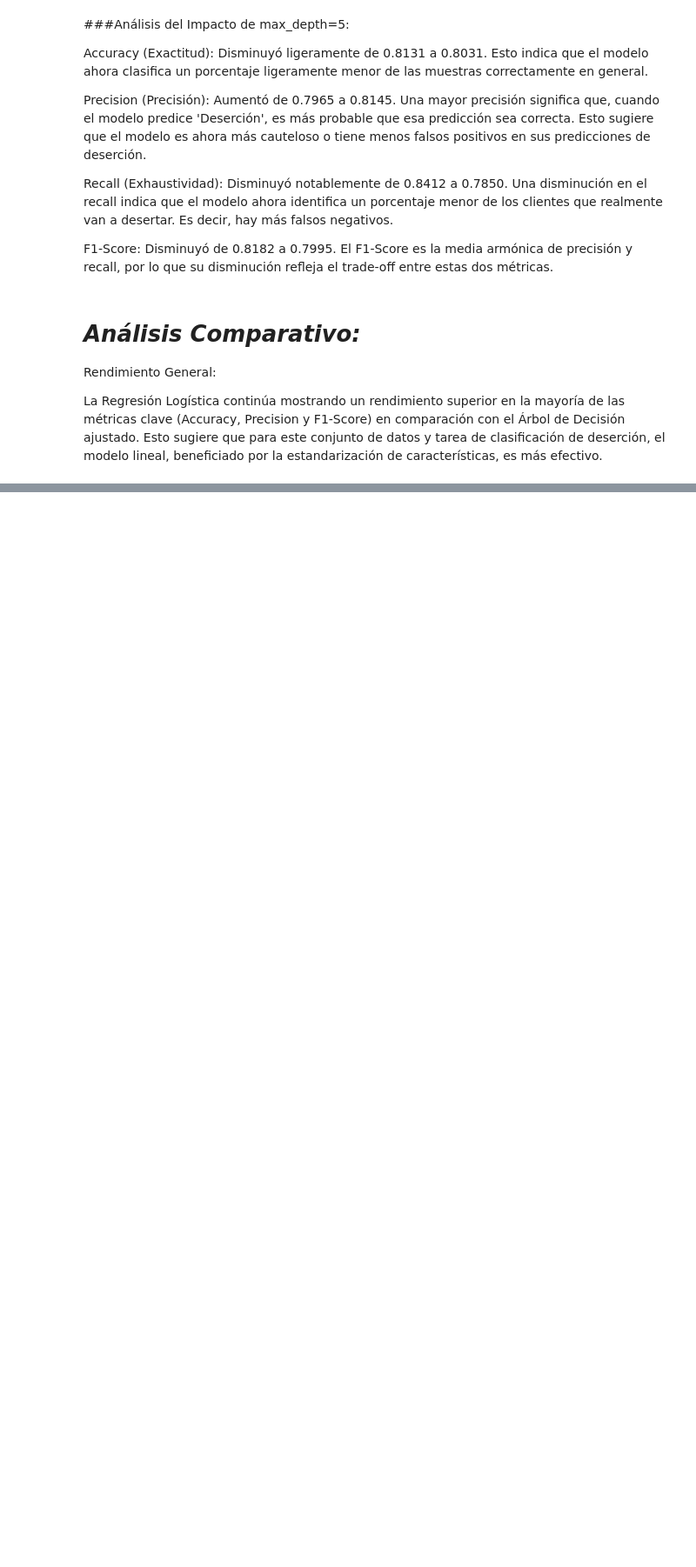
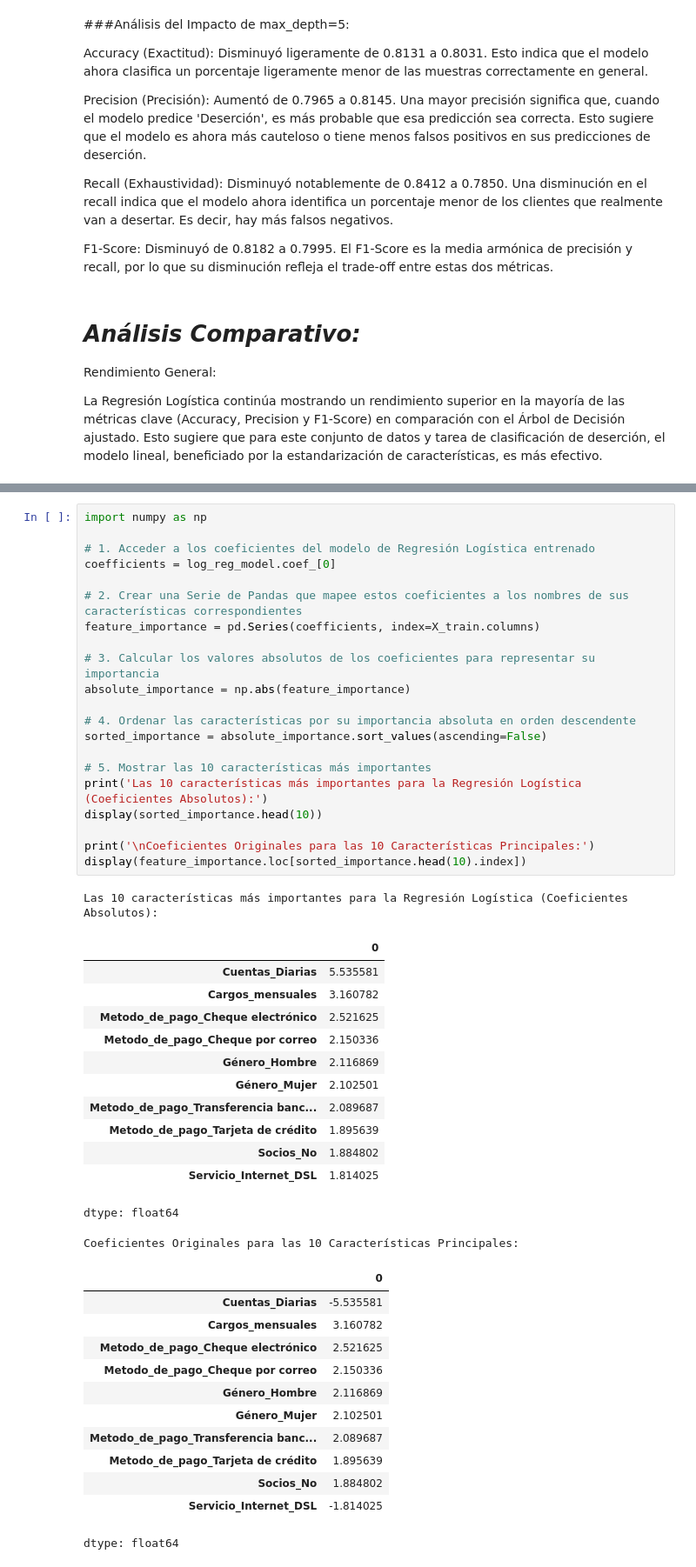
Before and after one commit to lainaker7/TELECOM_X_PARTE_DOS, a Jupyter notebook: TelecomX_SegundaParte.ipynb, the cells around one changed output, grey strips where cells are left out. Shown at 87% size. Cells and saved outputs as stored; diff of their text form; blank space fills up the shorter version.

```diff
--- a/TelecomX_SegundaParte.ipynb
+++ b/TelecomX_SegundaParte.ipynb
@@ -550,0 +555,48 @@ La Regresión Logística continúa mostrando un rendimiento superior en la mayor
+# %%
+import numpy as np
+
+# 1. Acceder a los coeficientes del modelo de Regresión Logística entrenado
+coefficients = log_reg_model.coef_[0]
+
+# 2. Crear una Serie de Pandas que mapee estos coeficientes a los nombres de sus características correspondientes
+feature_importance = pd.Series(coefficients, index=X_train.columns)
+
+# 3. Calcular los valores absolutos de los coeficientes para representar su importancia
+absolute_importance = np.abs(feature_importance)
+
+# 4. Ordenar las características por su importancia absoluta en orden descendente
+sorted_importance = absolute_importance.sort_values(ascending=False)
+
+# 5. Mostrar las 10 características más importantes
+print('Las 10 características más importantes para la Regresión Logística (Coeficientes Absolutos):')
+display(sorted_importance.head(10))
+
+print('\nCoeficientes Originales para las 10 Características Principales:')
+display(feature_importance.loc[sorted_importance.head(10).index])
+# %% [output]
+Las 10 características más importantes para la Regresión Logística (Coeficientes Absolutos):
+|  | 0 |
+| Cuentas_Diarias | 5.535581 |
+| Cargos_mensuales | 3.160782 |
+| Metodo_de_pago_Cheque electrónico | 2.521625 |
+| Metodo_de_pago_Cheque por correo | 2.150336 |
+| Género_Hombre | 2.116869 |
+| Género_Mujer | 2.102501 |
+| Metodo_de_pago_Transferencia banc... | 2.089687 |
+| Metodo_de_pago_Tarjeta de crédito | 1.895639 |
+| Socios_No | 1.884802 |
+| Servicio_Internet_DSL | 1.814025 |
+dtype: float64
+Coeficientes Originales para las 10 Características Principales:
+|  | 0 |
+| Cuentas_Diarias | -5.535581 |
+| Cargos_mensuales | 3.160782 |
+| Metodo_de_pago_Cheque electrónico | 2.521625 |
+| Metodo_de_pago_Cheque por correo | 2.150336 |
+| Género_Hombre | 2.116869 |
+| Género_Mujer | 2.102501 |
+| Metodo_de_pago_Transferencia banc... | 2.089687 |
+| Metodo_de_pago_Tarjeta de crédito | 1.895639 |
+| Socios_No | 1.884802 |
+| Servicio_Internet_DSL | -1.814025 |
+dtype: float64
```
Also changed, not shown: parts of 8 cells of this notebook.
